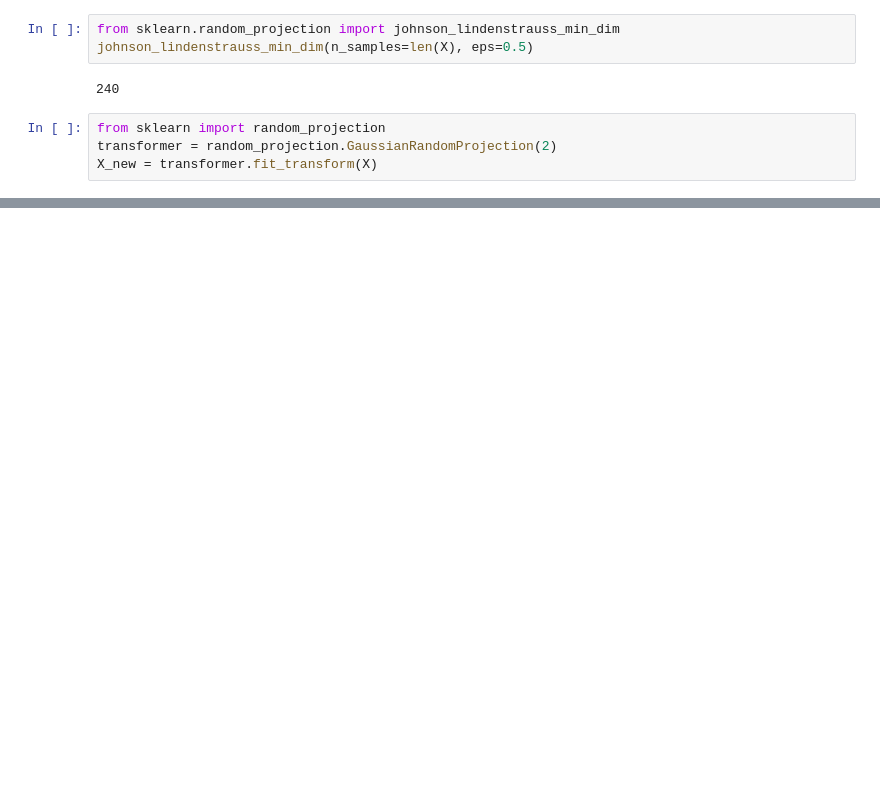
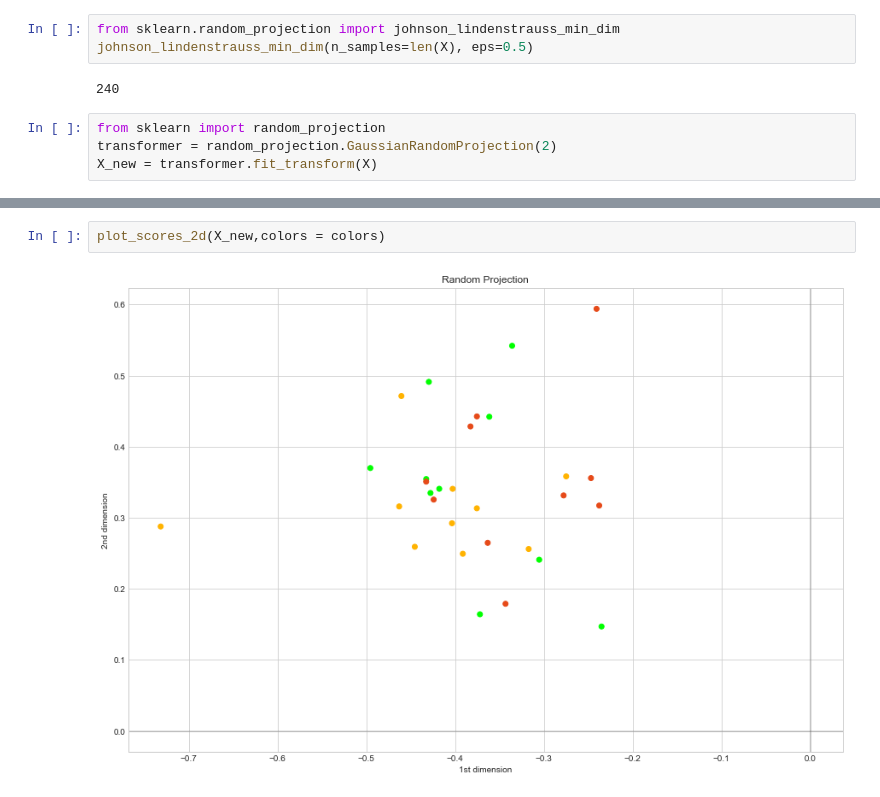
Before and after one commit to NishantLuitel/MachineLearningFromScratch, a Jupyter notebook: DimensionalRed/Random_Projection/randomP.ipynb, the cells around one changed output, grey strips where cells are left out. Saved outputs shown, nothing was run; the diff lists cells and outputs as text; blank space fills up the shorter version.

```diff
--- a/DimensionalRed/Random_Projection/randomP.ipynb
+++ b/DimensionalRed/Random_Projection/randomP.ipynb
@@ -136,0 +213,4 @@ plot_scores_2d(X_new,colors = colors)
+# %%
+plot_scores_2d(X_new,colors = colors)
+# %% [output]
+[figure, added]
```
Also changed, not shown: parts of 20 cells of this notebook, 2 other files.
